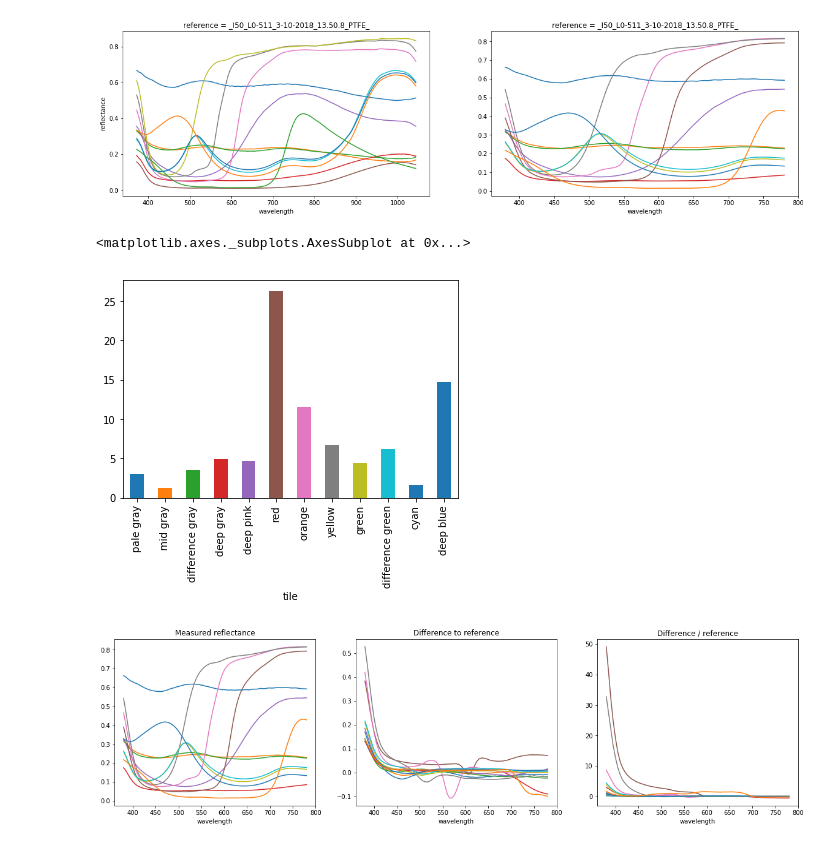
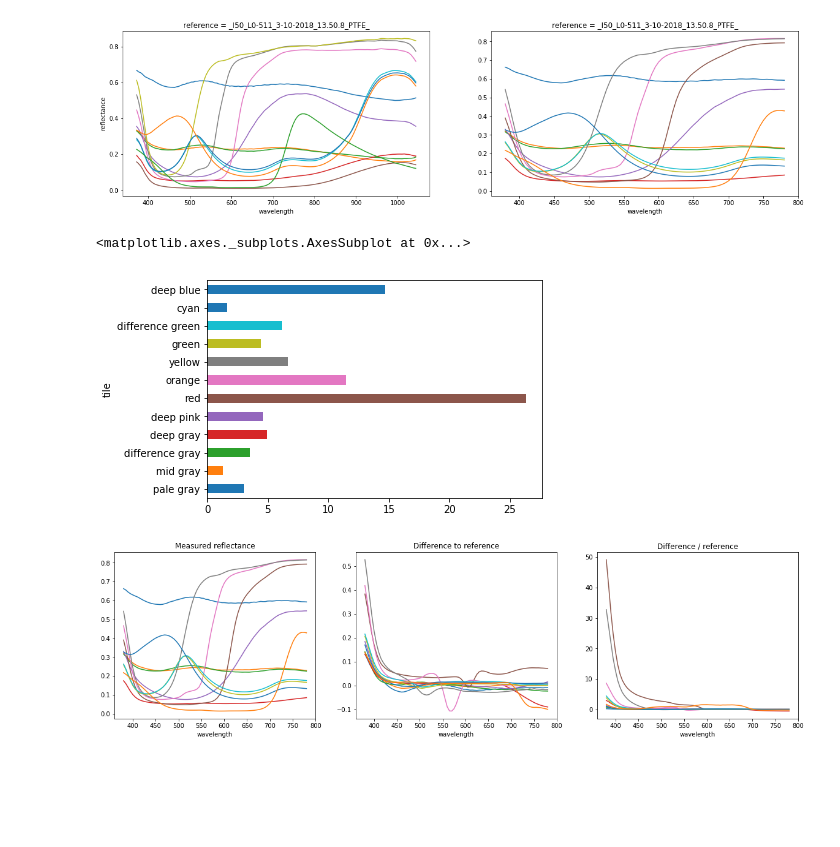
Before and after one commit to silmae/colortiles, a Jupyter notebook: Fit of measurement.ipynb, the cells around one changed output. Drawn from its saved outputs; the diff is of its cells as text; code cells hidden in the pictures; blank space fills up the shorter version.

```diff
--- a/Fit of measurement.ipynb
+++ b/Fit of measurement.ipynb
@@ -76,10 +76,10 @@ def deltaE(x, y):
     ds = xr.Dataset(data_vars={'a':x, 'b':y})
     return ds.groupby('tile', squeeze=True).apply(_deltaE)
 # %%
-deltaE(measurement_to_fit, reference)['deltaE'].to_series().plot.bar()
+deltaE(measurement_to_fit, reference)['deltaE'].to_series().plot.barh()
 # %% [output]
 <matplotlib.axes._subplots.AxesSubplot at 0x...>
-[figure, old version]
+[figure, new version]
 # %%
 fig, ax = plt.subplots(ncols=3, figsize=(20,5))
 measurement_to_fit.plot.line(x='wavelength', ax=ax[0],add_legend=False)
```
Also changed, not shown: parts of 5 cells of this notebook, 1 other file.
